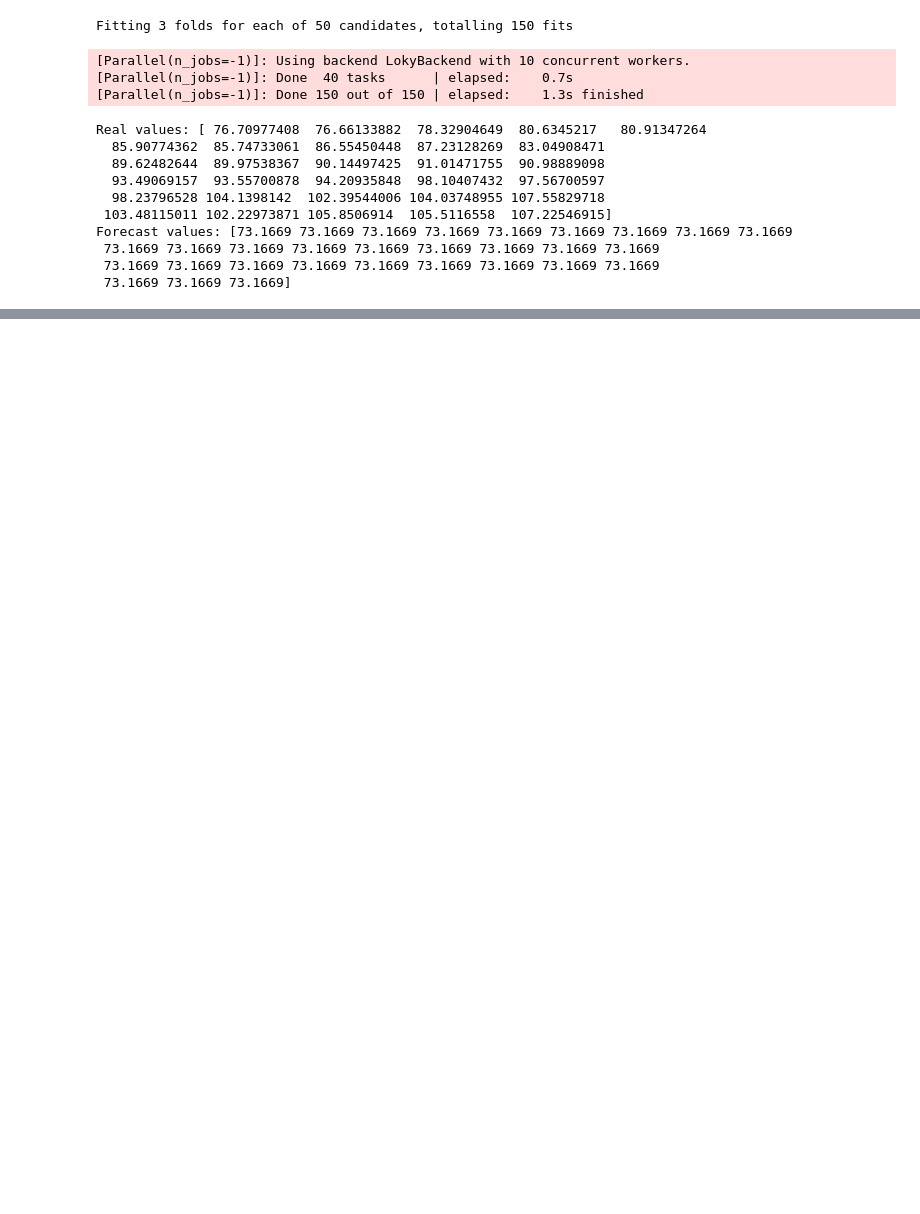
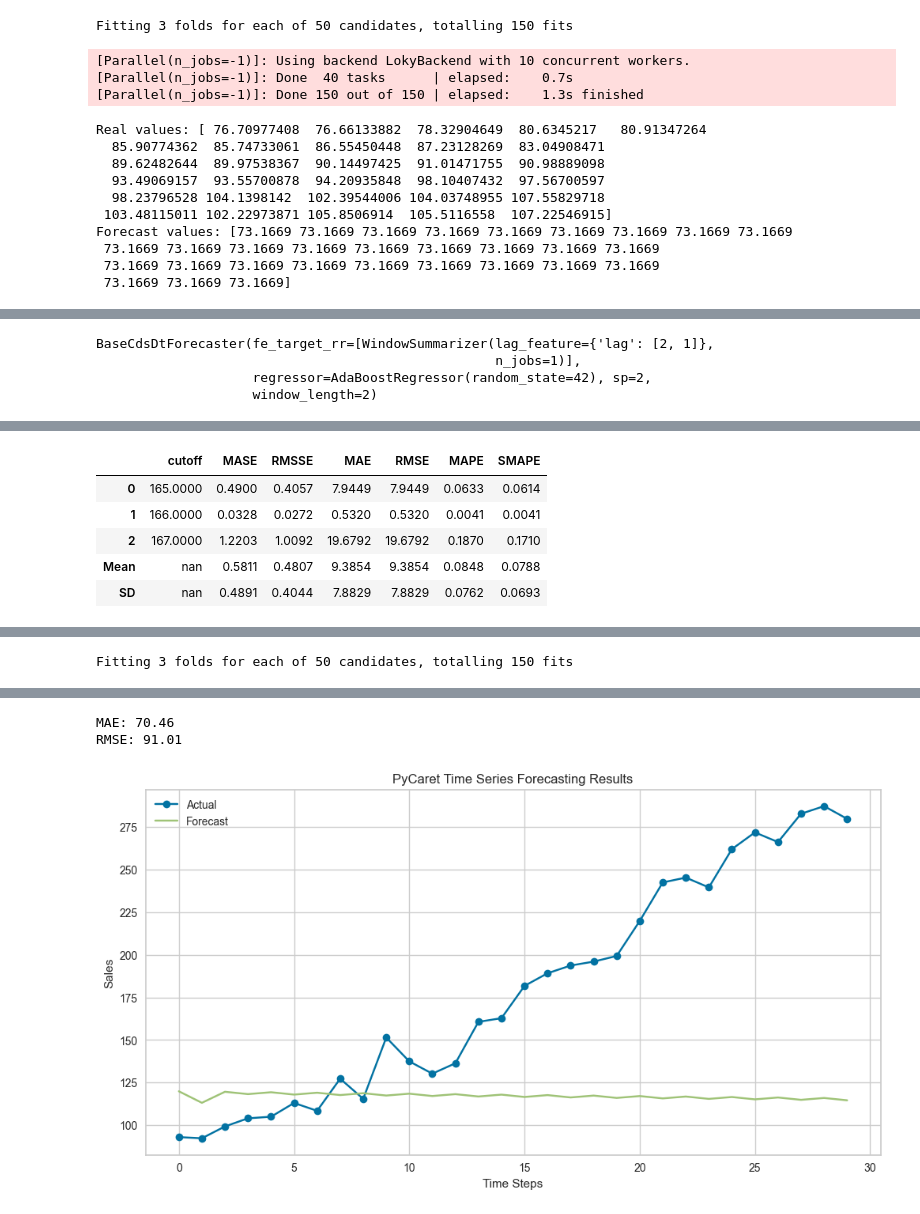
Before and after one commit to astorelucas/agenteiadp, a Jupyter notebook: notebooks/pycaret-example.ipynb, the cells around one changed output, grey strips where cells are left out. Saved outputs shown, nothing was run; the diff lists cells and outputs as text; code cells hidden in the pictures; blank space fills up the shorter version.

```diff
--- a/notebooks/pycaret-example.ipynb
+++ b/notebooks/pycaret-example.ipynb
@@ -130,3 +130,41 @@ Forecast values: [73.1669 73.1669 73.1669 73.1669 73.1669 73.1669 73.1669 73.166
  73.1669 73.1669 73.1669 73.1669 73.1669 73.1669 73.1669 73.1669 73.1669
  73.1669 73.1669 73.1669 73.1669 73.1669 73.1669 73.1669 73.1669 73.1669
  73.1669 73.1669 73.1669]
+# %%
+from sklearn.metrics import mean_absolute_error, mean_squared_error
+import matplotlib.pyplot as plt
+
+# Generate sample data
+np.random.seed(42)
+n_periods = 200
+data = pd.DataFrame({
+    'sales': np.sin(np.linspace(0, 20, n_periods)) * 100 + np.random.normal(0, 10, n_periods) + 200,
+    'promotion': np.random.choice([0, 1], size=n_periods, p=[0.8, 0.2]),
+    'holiday': np.random.choice([0, 1], size=n_periods, p=[0.9, 0.1])
+})
+
+# Run the forecasting experiment
+real, forecast = pycaret(
+    dataset=data,
+    test_size=30,
+    target='sales'
+)
+
+# Evaluate the results
+mae = mean_absolute_error(real, forecast)
+rmse = np.sqrt(mean_squared_error(real, forecast))
+
+print(f"MAE: {mae:.2f}")
+print(f"RMSE: {rmse:.2f}")
+
+# Plot results
+plt.figure(figsize=(12, 6))
+plt.plot(real, label='Actual', marker='o')
+plt.plot(forecast, label='Forecast', marker='x')
+plt.title('PyCaret Time Series Forecasting Results')
+plt.xlabel('Time Steps')
+plt.ylabel('Sales')
+plt.legend()
+plt.grid(True)
+plt.show()
+# %% [output]
@@ -132,0 +207,4 @@ Forecast values: [73.1669 73.1669 73.1669 73.1669 73.1669 73.1669 73.1669 73.166
+BaseCdsDtForecaster(fe_target_rr=[WindowSummarizer(lag_feature={'lag': [2, 1]},
+                                                   n_jobs=1)],
+                    regressor=AdaBoostRegressor(random_state=42), sp=2,
+                    window_length=2)
@@ -132,0 +212,6 @@ Forecast values: [73.1669 73.1669 73.1669 73.1669 73.1669 73.1669 73.1669 73.166
+|  | cutoff | MASE | RMSSE | MAE | RMSE | MAPE | SMAPE |
+| 0 | 165.0000 | 0.4900 | 0.4057 | 7.9449 | 7.9449 | 0.0633 | 0.0614 |
+| 1 | 166.0000 | 0.0328 | 0.0272 | 0.5320 | 0.5320 | 0.0041 | 0.0041 |
+| 2 | 167.0000 | 1.2203 | 1.0092 | 19.6792 | 19.6792 | 0.1870 | 0.1710 |
+| Mean | nan | 0.5811 | 0.4807 | 9.3854 | 9.3854 | 0.0848 | 0.0788 |
+| SD | nan | 0.4891 | 0.4044 | 7.8829 | 7.8829 | 0.0762 | 0.0693 |
@@ -132,0 +219 @@ Forecast values: [73.1669 73.1669 73.1669 73.1669 73.1669 73.1669 73.1669 73.166
+Fitting 3 folds for each of 50 candidates, totalling 150 fits
@@ -132,0 +223,3 @@ Forecast values: [73.1669 73.1669 73.1669 73.1669 73.1669 73.1669 73.1669 73.166
+MAE: 70.46
+RMSE: 91.01
+[figure, added]
```
Also changed, not shown: parts of 1 cell of this notebook.
